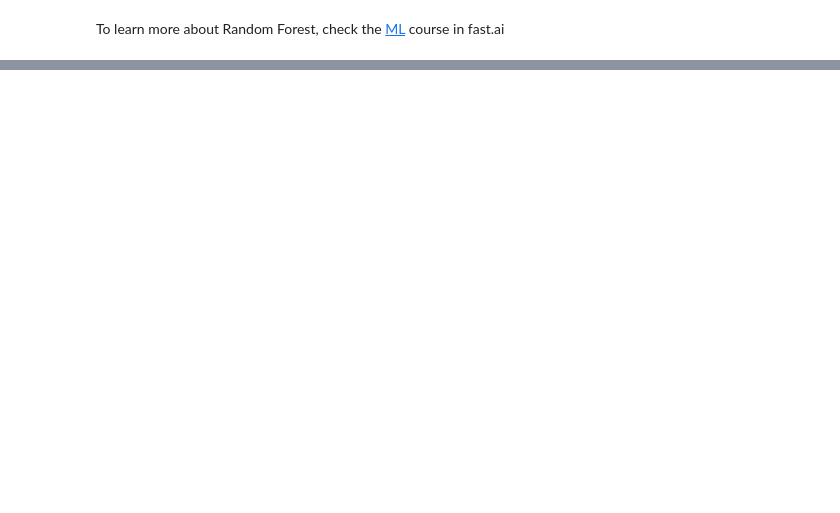
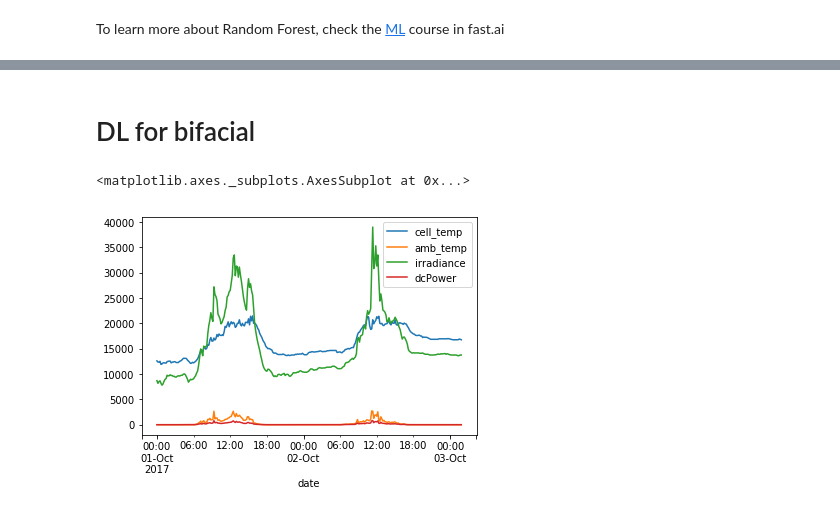
Before and after one commit to tcapelle/python_ines, a Jupyter notebook: Intro.ipynb, the cells around one changed output, grey strips where cells are left out. Cells and saved outputs as stored; diff of their text form; code cells hidden in the pictures; blank space fills up the shorter version.

```diff
--- a/Intro.ipynb
+++ b/Intro.ipynb
@@ -430,0 +554,7 @@ To learn more about Random Forest, check the [ML](https://course.fast.ai/ml.html
+# %% [markdown]
+# DL for bifacial
+# %%
+data_df.iloc[0:300].plot()
+# %% [output]
+<matplotlib.axes._subplots.AxesSubplot at 0x...>
+[figure, added]
```
Also changed, not shown: parts of 36 cells of this notebook, 2 other files.
